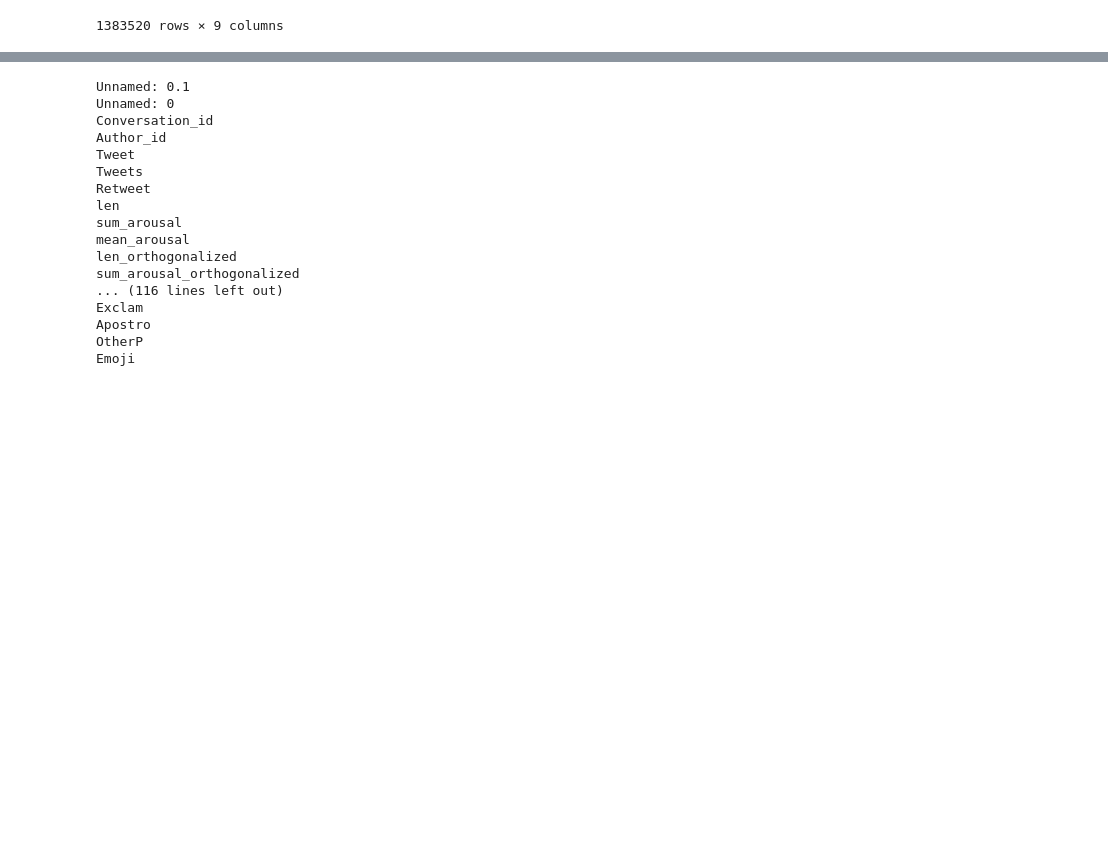
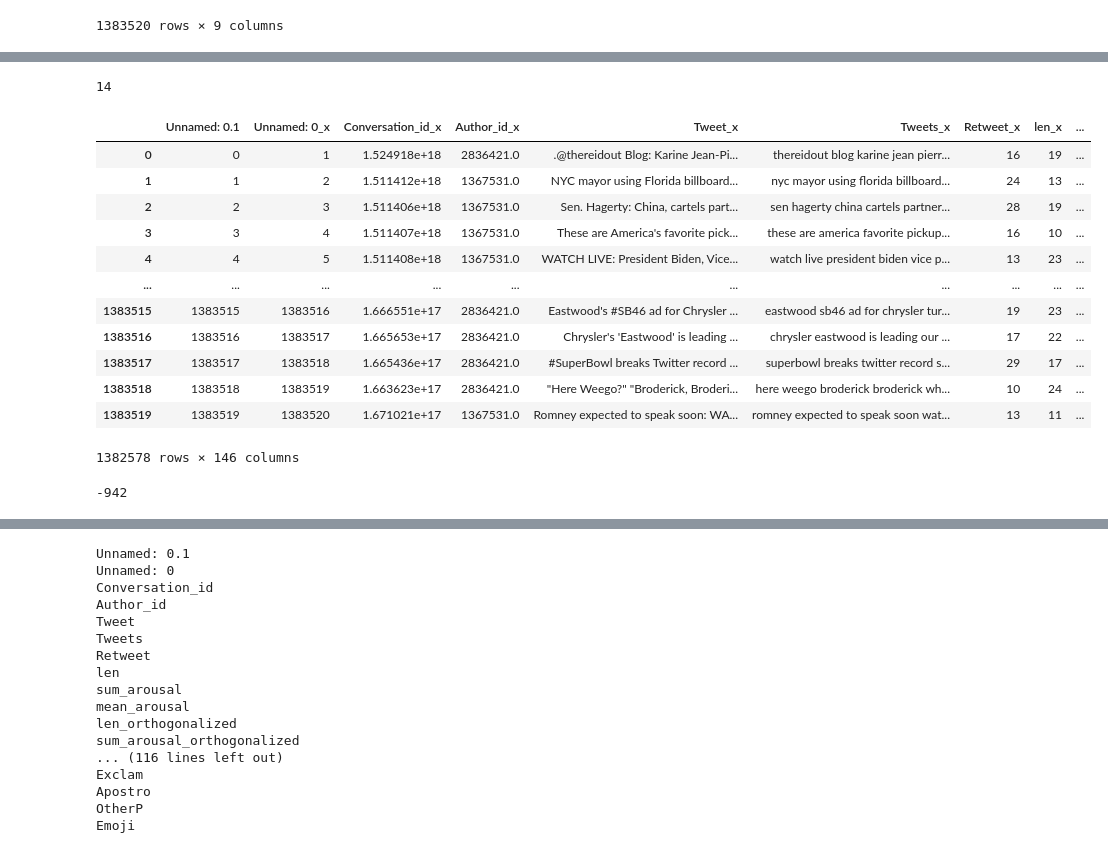
Before and after one commit to shasha920/NLP, a Jupyter notebook: Tweets.ipynb, the cells around one changed output, grey strips where cells are left out. Saved outputs shown, nothing was run; the diff lists cells and outputs as text; code cells hidden in the pictures; blank space fills up the shorter version.

```diff
--- a/Tweets.ipynb
+++ b/Tweets.ipynb
@@ -93,3 +111,6 @@ new_df
 | 1383518 | 1383519 | 1.663623e+17 | 2836421.0 | "Here Weego?" "Broderick, Broderi... | here weego broderick broderick wh... | 10 | 24 | 3.33 | 0.237857 |
 | 1383519 | 1383520 | 1.671021e+17 | 1367531.0 | Romney expected to speak soon: WA... | romney expected to speak soon wat... | 13 | 11 | 12.27 | 1.227000 |
 1383520 rows × 9 columns
+# %%
+df1=pd.read_csv('/content/drive/MyDrive/DrSalehan/new_data0712-2.csv')
+df1
@@ -95,0 +131,3 @@ new_df
+# %%
+df2=pd.read_csv("/content/drive/MyDrive/DrSalehan/LIWC-22 Results - new_data0712 - LIWC Analysis.csv")
+df2
@@ -95,0 +163,28 @@ new_df
+# %%
+df2.set_index(df2.columns[0],inplace=True)
+# %%
+ 146 -132
+# %% [output]
+14
+# %%
+result = pd.merge(df1, df2, left_index=True, right_index=True)
+# %%
+result
+# %% [output]
+|  | Unnamed: 0.1 | Unnamed: 0_x | Conversation_id_x | Author_id_x | Tweet_x | Tweets_x | Retweet_x | len_x | ... |
+| 0 | 0 | 1 | 1.524918e+18 | 2836421.0 | .@thereidout Blog: Karine Jean-Pi... | thereidout blog karine jean pierr... | 16 | 19 | ... |
+| 1 | 1 | 2 | 1.511412e+18 | 1367531.0 | NYC mayor using Florida billboard... | nyc mayor using florida billboard... | 24 | 13 | ... |
+| 2 | 2 | 3 | 1.511406e+18 | 1367531.0 | Sen. Hagerty: China, cartels part... | sen hagerty china cartels partner... | 28 | 19 | ... |
+| 3 | 3 | 4 | 1.511407e+18 | 1367531.0 | These are America's favorite pick... | these are america favorite pickup... | 16 | 10 | ... |
+| 4 | 4 | 5 | 1.511408e+18 | 1367531.0 | WATCH LIVE: President Biden, Vice... | watch live president biden vice p... | 13 | 23 | ... |
+| ... | ... | ... | ... | ... | ... | ... | ... | ... | ... |
+| 1383515 | 1383515 | 1383516 | 1.666551e+17 | 2836421.0 | Eastwood's #SB46 ad for Chrysler ... | eastwood sb46 ad for chrysler tur... | 19 | 23 | ... |
+| 1383516 | 1383516 | 1383517 | 1.665653e+17 | 2836421.0 | Chrysler's 'Eastwood' is leading ... | chrysler eastwood is leading our ... | 17 | 22 | ... |
+| 1383517 | 1383517 | 1383518 | 1.665436e+17 | 2836421.0 | #SuperBowl breaks Twitter record ... | superbowl breaks twitter record s... | 29 | 17 | ... |
+| 1383518 | 1383518 | 1383519 | 1.663623e+17 | 2836421.0 | "Here Weego?" "Broderick, Broderi... | here weego broderick broderick wh... | 10 | 24 | ... |
+| 1383519 | 1383519 | 1383520 | 1.671021e+17 | 1367531.0 | Romney expected to speak soon: WA... | romney expected to speak soon wat... | 13 | 11 | ... |
+1382578 rows × 146 columns
+# %%
+1382578-1383520
+# %% [output]
+-942
```
Also changed, not shown: parts of 38 cells of this notebook.
